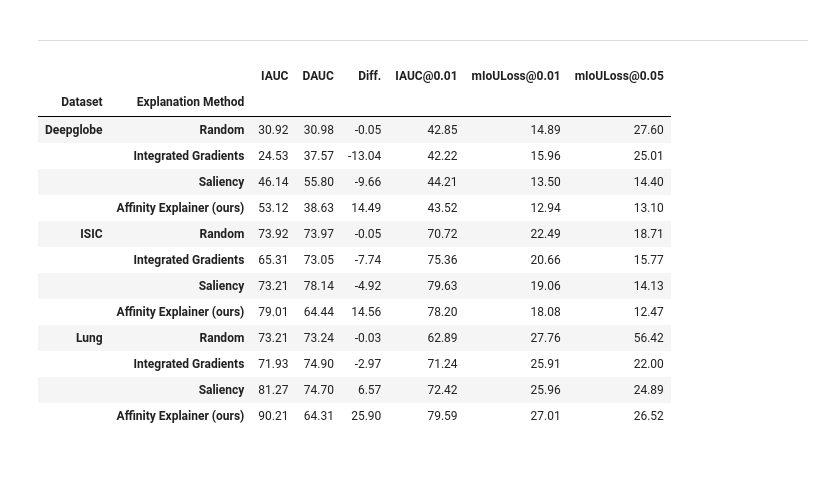
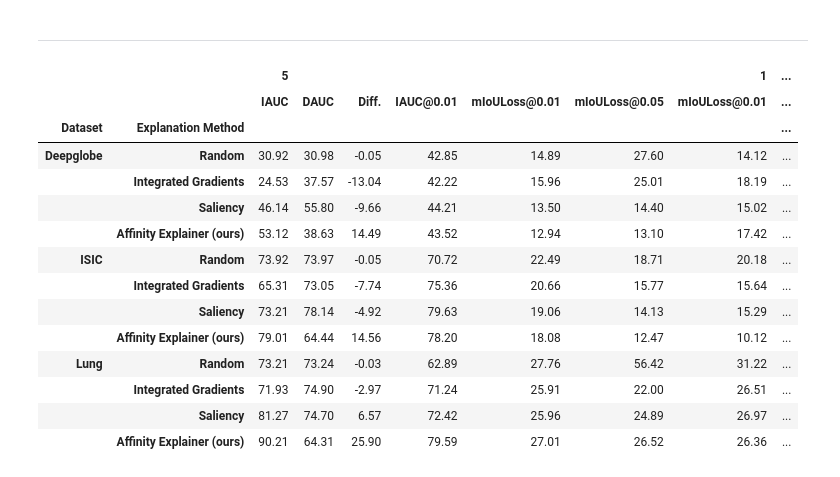
Before and after one commit to pasqualedem/AffinityExplainer, a Jupyter notebook: notebooks/results_cross.ipynb, the cells around one changed output. Cells and saved outputs as stored; diff of their text form; code cells hidden in the pictures.

```diff
--- a/notebooks/results_cross.ipynb
+++ b/notebooks/results_cross.ipynb
@@ -63,6 +63,8 @@ res_df = iauc_dauc_runs_df.copy()
 dataset_names = ["val_lung_N1K5", "val_isic_N1K5", "val_deepglobe_N1K5"]
 
 dataset_cols = [f'dataset.datasets.{name}.name' for name in dataset_names]
+shots_cols = [f'dataset.datasets.{name}.n_shots' for name in dataset_names]
+res_df["Shots"] = res_df[shots_cols].fillna("").astype(str).sum(axis=1).astype(float).astype(int)
 res_df["Dataset"] = res_df[dataset_cols].fillna("").sum(axis=1)
 
 iauc_cols = [f"{name}_iauc" for name in dataset_names]
@@ -103,7 +105,7 @@ res_df["DAUC"] = res_df[dauc_cols].fillna(0).sum(axis=1)
 
 res_df["Diff."] = res_df["IAUC"] - res_df["DAUC"]
 
-cols = ["Model", "Explanation Method", "Dataset"]
+cols = ["Model", "Explanation Method", "Dataset", "Shots"]
 res_df = res_df[cols + ["IAUC", "DAUC", "Diff."]]
 
 # Define custom sort order
@@ -124,12 +126,12 @@ print(res_df)
 
 res_df = res_df.pivot_table(
     index=['Dataset', 'Explanation Method'],
-    # columns=,
+    columns=["Shots"],
     values=['IAUC', 'DAUC', 'Diff.']
-).sort_index(axis=1)
+).sort_index(axis=1).swaplevel(0, 1, axis=1)
 
 
-new_cols = ['IAUC', 'DAUC', 'Diff.']
+new_cols  = sorted(res_df.columns, key=lambda x: (x[0], metric_order[x[1]]))
 res_df = res_df[new_cols]
 # Sort by Model and then by Explanation Method using the provided orderings
 res_df = res_df.sort_values(
@@ -198,6 +212,9 @@ iauc_p_runs = api.runs(
                 {'config.dataset.datasets.val_deepglobe_N1K5.name': "deepglobe"},
                 {'config.dataset.datasets.val_lung_N1K5.name': "lung"},
                 {'config.dataset.datasets.val_isic_N1K5.name': "isic"},
+                {'config.dataset.datasets.val_deepglobe_N1K1.name': "deepglobe"},
+                {'config.dataset.datasets.val_lung_N1K1.name': "lung"},
+                {'config.dataset.datasets.val_isic_N1K1.name': "isic"},
             ]}
         ]
     }
@@ -207,9 +224,11 @@ iauc_p_runs_df = get_runs_df(iauc_p_runs)
 # %%
 res_df = iauc_p_runs_df.copy()
 
-dataset_names = ["val_lung_N1K5", "val_isic_N1K5", "val_deepglobe_N1K5"]
+dataset_names = ["val_lung_N1K5", "val_isic_N1K5", "val_deepglobe_N1K5", "val_lung_N1K1", "val_isic_N1K1", "val_deepglobe_N1K1"]
 
 dataset_cols = [f'dataset.datasets.{name}.name' for name in dataset_names]
+shots_cols = [f'dataset.datasets.{name}.n_shots' for name in dataset_names]
+res_df["Shots"] = res_df[shots_cols].fillna("").astype(str).sum(axis=1).astype(float).astype(int)
 res_df["Dataset"] = res_df[dataset_cols].fillna("").sum(axis=1)
 
 iauc_cols = [f"{name}_iauc" for name in dataset_names]
@@ -248,7 +267,7 @@ res_df["Model"] = res_df["Model"].replace(value_renamings_dict)
 res_df["iAUC"] = res_df[iauc_cols].fillna(0).sum(axis=1)
 res_df["Loss"] = res_df["Loss"].fillna(False)
 
-cols = ["Model", "Explanation Method", "Dataset", "Percentage", "Loss"]
+cols = ["Model", "Explanation Method", "Dataset", "Shots", "Percentage", "Loss"]
 res_df = res_df[cols + ["iAUC"]]
 
 # Define custom sort order
@@ -266,7 +285,7 @@ model_order = {
 
 res_df = res_df.pivot_table(
     index=['Dataset', 'Explanation Method'],
-    columns=['Percentage', "Loss"],
+    columns=['Shots', 'Percentage', "Loss"],
     values='iAUC'
 ).sort_index(axis=1)
 
@@ -277,8 +296,8 @@ perc_map = {
 
 # Flatten the MultiIndex columns
 # Collapse last two levels into one
-res_df.columns = pd.Index([
-    f"{perc_map[lvl1]}{lvl0}" for lvl0, lvl1 in res_df.columns
+res_df.columns = pd.MultiIndex.from_tuples([
+    (lv0, f"{perc_map[lv2]}{lv1}") for lv0, lv1, lv2 in res_df.columns
 ])
 
 
@@ -311,35 +331,37 @@ iauc_p_df
 # %%
 # joining iauc_dauc_df and iauc_p_df on index
 final = iauc_dauc_df.join(iauc_p_df)
+final = final.sort_index(level=0, axis=1)
 
 metric_order = {
     'IAUC': 0,
     'DAUC': 1,
     'Diff.': 2,
     'IAUC@0.01': 3,
     'IAUC@0.05': 4,
     'mIoULoss@0.01': 5,
     'mIoULoss@0.05': 6,
 }
 
-# new_cols  = sorted(final.columns, key=lambda x: (dataset_order[x[0]], metric_order[x[1]]))
-# final = final[new_cols]
+new_cols  = sorted(final.columns, key=lambda x: (-x[0], metric_order[x[1]]))
+final = final[new_cols]
 final
 # %% [output]
-|  |  | IAUC | DAUC | Diff. | IAUC@0.01 | mIoULoss@0.01 | mIoULoss@0.05 |
-| Dataset | Explanation Method |  |  |  |  |  |  |
-| Deepglobe | Random | 30.92 | 30.98 | -0.05 | 42.85 | 14.89 | 27.60 |
-|  | Integrated Gradients | 24.53 | 37.57 | -13.04 | 42.22 | 15.96 | 25.01 |
-|  | Saliency | 46.14 | 55.80 | -9.66 | 44.21 | 13.50 | 14.40 |
-|  | Affinity Explainer (ours) | 53.12 | 38.63 | 14.49 | 43.52 | 12.94 | 13.10 |
-| ISIC | Random | 73.92 | 73.97 | -0.05 | 70.72 | 22.49 | 18.71 |
-|  | Integrated Gradients | 65.31 | 73.05 | -7.74 | 75.36 | 20.66 | 15.77 |
-|  | Saliency | 73.21 | 78.14 | -4.92 | 79.63 | 19.06 | 14.13 |
-|  | Affinity Explainer (ours) | 79.01 | 64.44 | 14.56 | 78.20 | 18.08 | 12.47 |
-| Lung | Random | 73.21 | 73.24 | -0.03 | 62.89 | 27.76 | 56.42 |
-|  | Integrated Gradients | 71.93 | 74.90 | -2.97 | 71.24 | 25.91 | 22.00 |
-|  | Saliency | 81.27 | 74.70 | 6.57 | 72.42 | 25.96 | 24.89 |
-|  | Affinity Explainer (ours) | 90.21 | 64.31 | 25.90 | 79.59 | 27.01 | 26.52 |
+|  |  | 5 |  |  |  |  |  | 1 | ... |
+|  |  | IAUC | DAUC | Diff. | IAUC@0.01 | mIoULoss@0.01 | mIoULoss@0.05 | mIoULoss@0.01 | ... |
+| Dataset | Explanation Method |  |  |  |  |  |  |  | ... |
+| Deepglobe | Random | 30.92 | 30.98 | -0.05 | 42.85 | 14.89 | 27.60 | 14.12 | ... |
+|  | Integrated Gradients | 24.53 | 37.57 | -13.04 | 42.22 | 15.96 | 25.01 | 18.19 | ... |
+|  | Saliency | 46.14 | 55.80 | -9.66 | 44.21 | 13.50 | 14.40 | 15.02 | ... |
+|  | Affinity Explainer (ours) | 53.12 | 38.63 | 14.49 | 43.52 | 12.94 | 13.10 | 17.42 | ... |
+| ISIC | Random | 73.92 | 73.97 | -0.05 | 70.72 | 22.49 | 18.71 | 20.18 | ... |
+|  | Integrated Gradients | 65.31 | 73.05 | -7.74 | 75.36 | 20.66 | 15.77 | 15.64 | ... |
+|  | Saliency | 73.21 | 78.14 | -4.92 | 79.63 | 19.06 | 14.13 | 15.29 | ... |
+|  | Affinity Explainer (ours) | 79.01 | 64.44 | 14.56 | 78.20 | 18.08 | 12.47 | 10.12 | ... |
+| Lung | Random | 73.21 | 73.24 | -0.03 | 62.89 | 27.76 | 56.42 | 31.22 | ... |
+|  | Integrated Gradients | 71.93 | 74.90 | -2.97 | 71.24 | 25.91 | 22.00 | 26.51 | ... |
+|  | Saliency | 81.27 | 74.70 | 6.57 | 72.42 | 25.96 | 24.89 | 26.97 | ... |
+|  | Affinity Explainer (ours) | 90.21 | 64.31 | 25.90 | 79.59 | 27.01 | 26.52 | 26.36 | ... |
 # %%
 # turn the two level index into two columns
 final_to_latex = final.reset_index()
```
Also changed, not shown: parts of 4 cells of this notebook, 2 other files.
